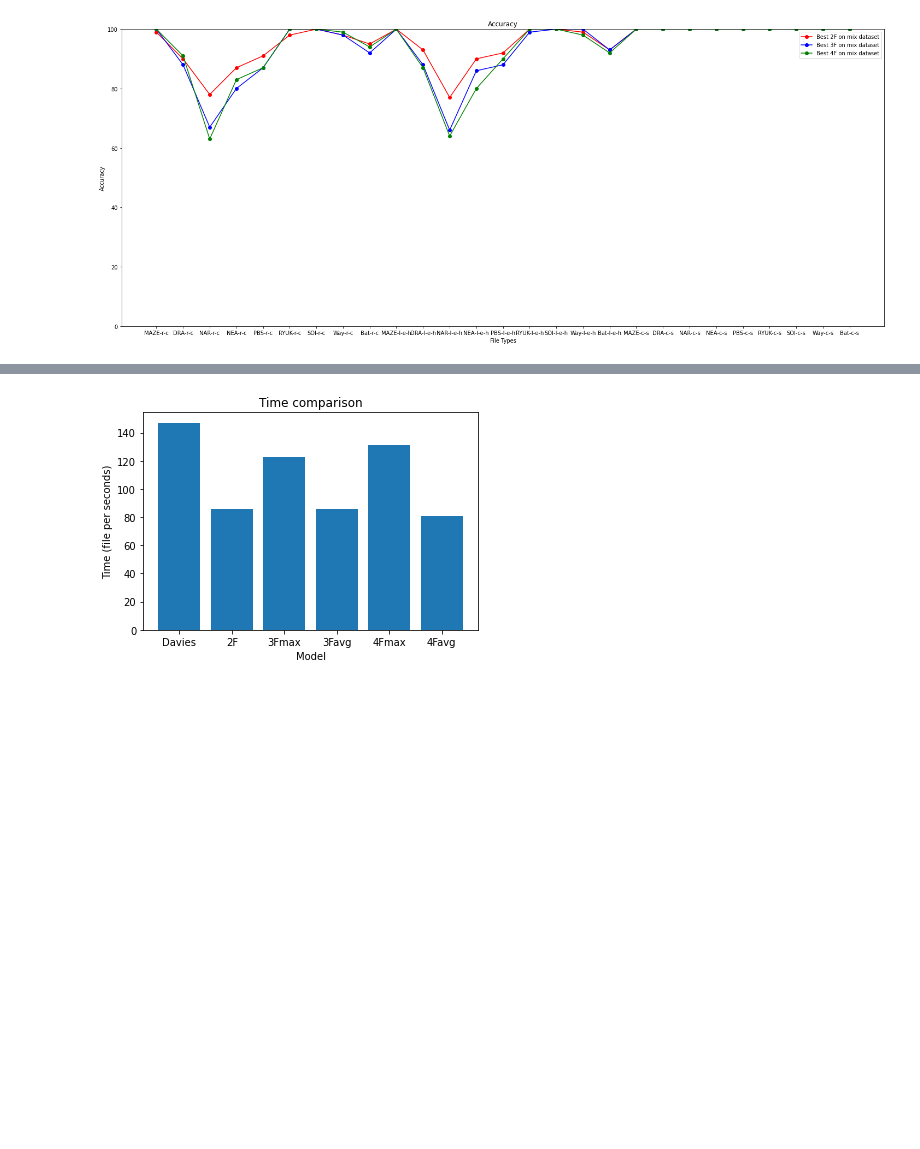
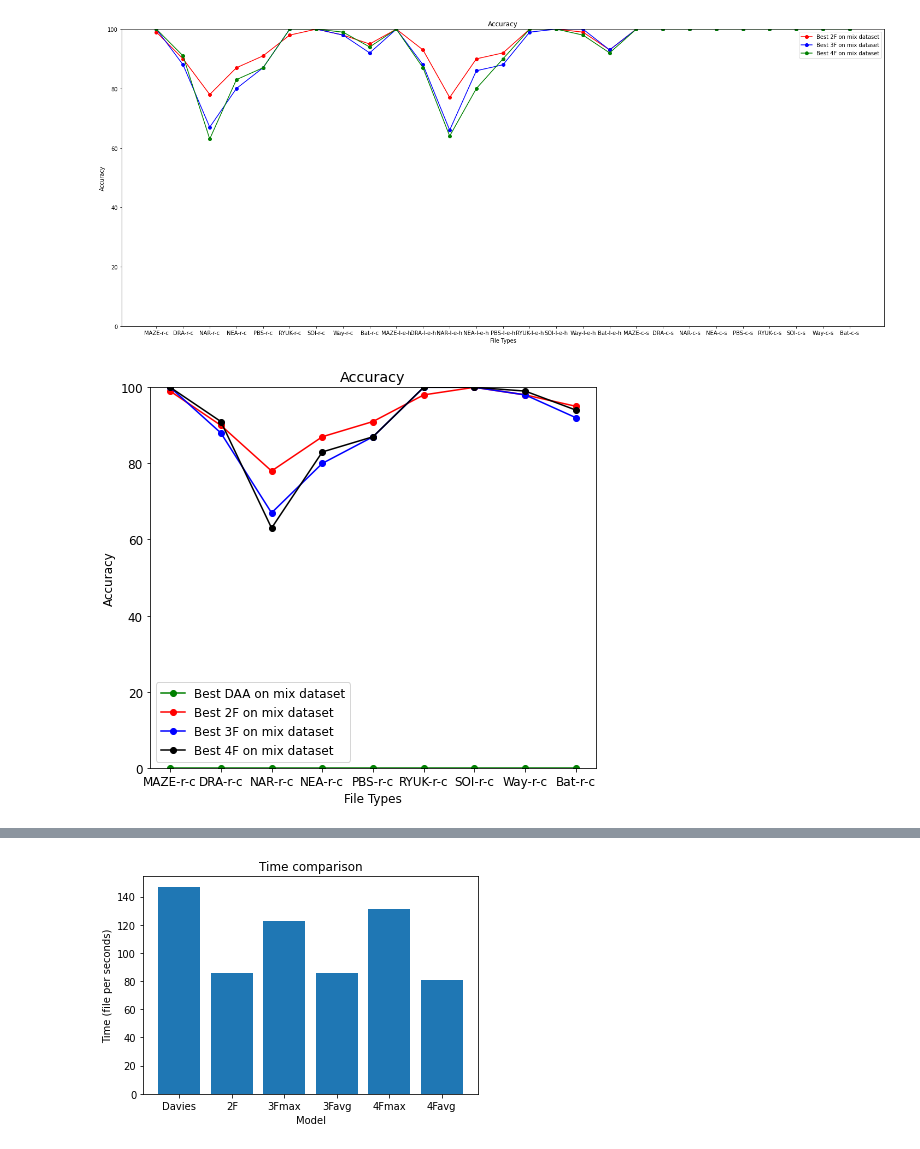
Before and after one commit to gomitolof/DAA-for-Ransomware-detection, a Jupyter notebook: models_mix/best_models.ipynb, the cells around one changed output, grey strips where cells are left out. Saved outputs shown, nothing was run; the diff lists cells and outputs as text; code cells hidden in the pictures; blank space fills up the shorter version.

Commit message:
DAA in best_models

```diff
--- a/models_mix/best_models.ipynb
+++ b/models_mix/best_models.ipynb
@@ -1332,3 +1334,18 @@ plt.legend()
 plt.show()
 # %% [output]
 [figure]
+# %%
+plt.rcParams.update({'font.size': 12})
+plt.figure(figsize=(8,7))
+plt.title("Accuracy")
+plt.xlabel("File Types")
+plt.ylabel("Accuracy")
+plt.plot(short_paths[:9], acc_DAA_mix[:9], marker='o', color="green", label="Best DAA on mix dataset")
+plt.plot(short_paths[:9], acc_2F_mix[:9], marker='o', color="red", label="Best 2F on mix dataset")
+plt.plot(short_paths[:9], acc_3F_mix[:9], marker='o', color="blue", label="Best 3F on mix dataset")
+plt.plot(short_paths[:9], acc_4F_mix[:9], marker='o', color="black", label="Best 4F on mix dataset")
+plt.ylim([0, 100])
+plt.legend()
+plt.show()
+# %% [output]
+[figure, added]
```
Also changed, not shown: parts of 8 cells of this notebook, 12 other files.
